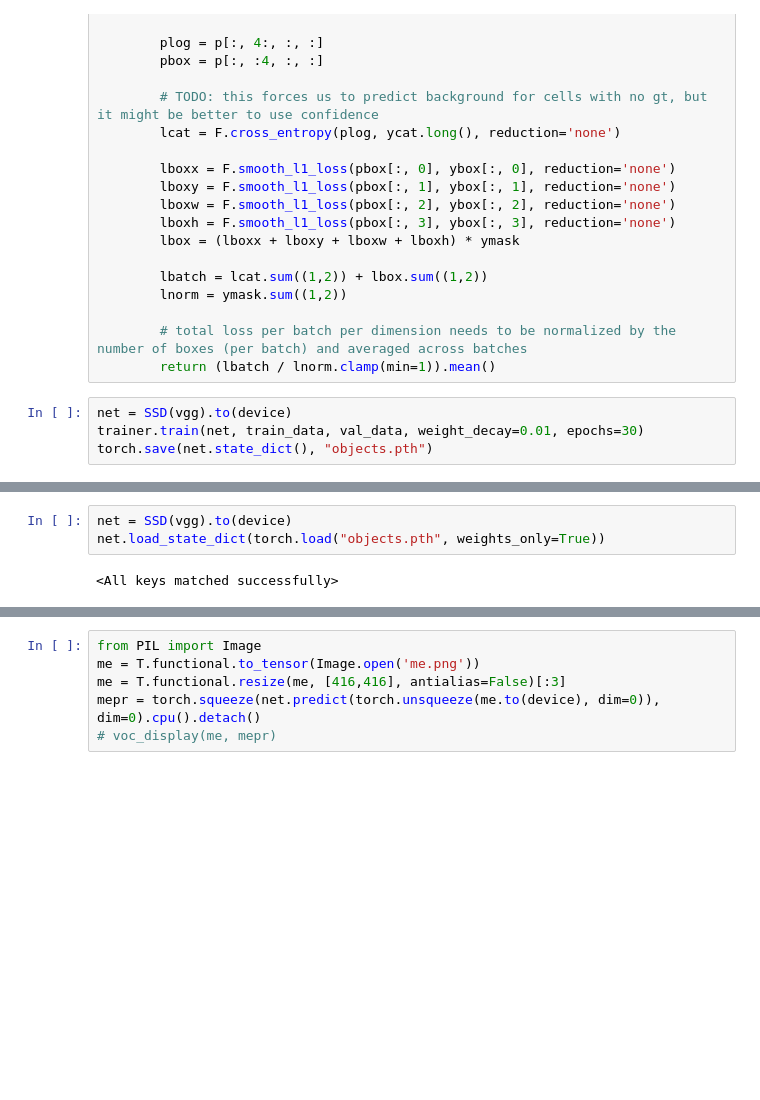
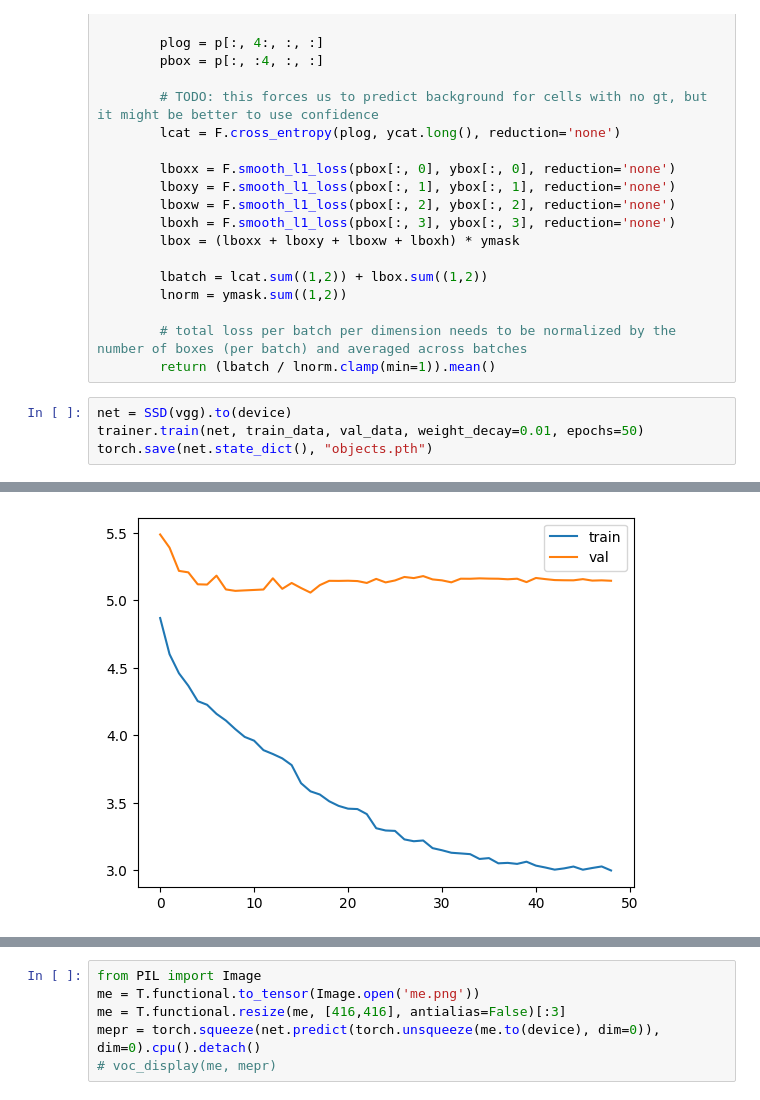
Before and after one commit to zeux/mlexp, a Jupyter notebook: segnet/objects.ipynb, the cells around one changed output, grey strips where cells are left out. Cells and saved outputs as stored; diff of their text form; blank space fills up the shorter version.

```diff
--- a/segnet/objects.ipynb
+++ b/segnet/objects.ipynb
@@ -318,6 +322,6 @@ class SSD(nn.Module):
         return (lbatch / lnorm.clamp(min=1)).mean()
 # %%
 net = SSD(vgg).to(device)
-trainer.train(net, train_data, val_data, weight_decay=0.01, epochs=30)
+trainer.train(net, train_data, val_data, weight_decay=0.01, epochs=50)
 torch.save(net.state_dict(), "objects.pth")
 # %% [output]
@@ -325,5 +329 @@ KeyboardInterrupt:
+[figure, added]
-# %%
-net = SSD(vgg).to(device)
-net.load_state_dict(torch.load("objects.pth", weights_only=True))
-# %% [output]
-<All keys matched successfully>
```
Also changed, not shown: parts of 6 cells of this notebook.
